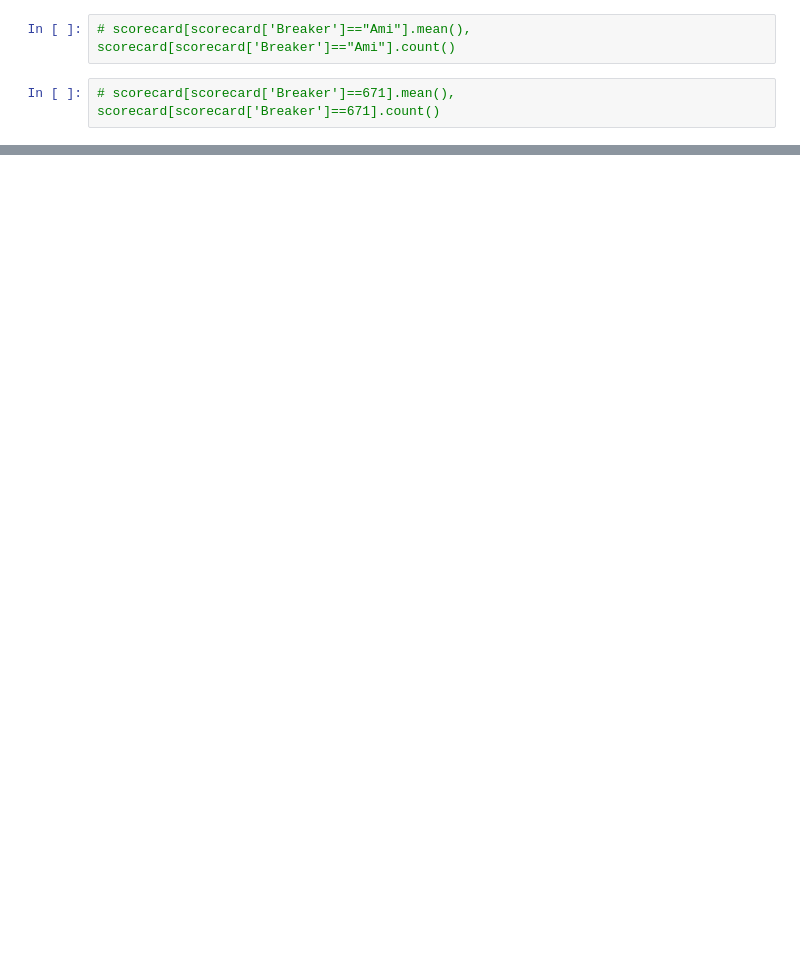
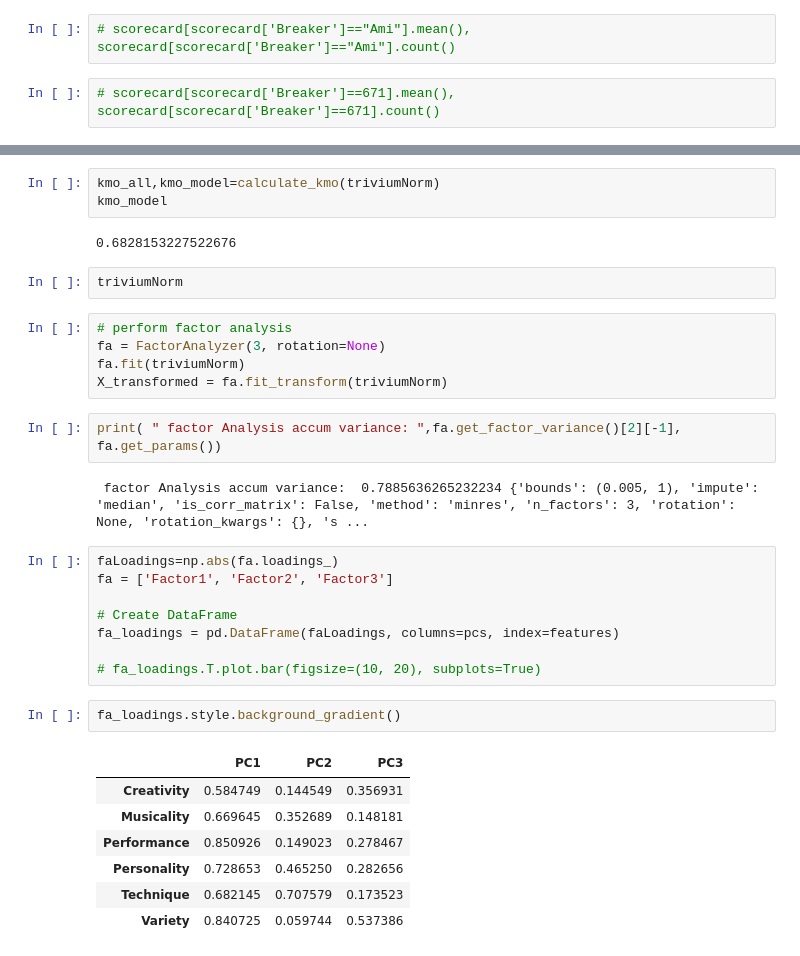
Before and after one commit to smahnke17/capstone, a Jupyter notebook: data_exploration.ipynb, the cells around one changed output, grey strips where cells are left out. Drawn from its saved outputs; the diff is of its cells as text; blank space fills up the shorter version.

```diff
--- a/data_exploration.ipynb
+++ b/data_exploration.ipynb
@@ -185,0 +241,34 @@ scorecard[scorecard['BattleID']==0]
+# %%
+kmo_all,kmo_model=calculate_kmo(triviumNorm)
+kmo_model
+# %% [output]
+0.6828153227522676
+# %%
+triviumNorm
+# %%
+# perform factor analysis
+fa = FactorAnalyzer(3, rotation=None)
+fa.fit(triviumNorm)
+X_transformed = fa.fit_transform(triviumNorm)
+# %%
+print( " factor Analysis accum variance: ",fa.get_factor_variance()[2][-1], fa.get_params())
+# %% [output]
+ factor Analysis accum variance:  0.7885636265232234 {'bounds': (0.005, 1), 'impute': 'median', 'is_corr_matrix': False, 'method': 'minres', 'n_factors': 3, 'rotation': None, 'rotation_kwargs': {}, 's ...
+# %%
+faLoadings=np.abs(fa.loadings_)
+fa = ['Factor1', 'Factor2', 'Factor3']
+
+# Create DataFrame
+fa_loadings = pd.DataFrame(faLoadings, columns=pcs, index=features)
+
+# fa_loadings.T.plot.bar(figsize=(10, 20), subplots=True)
+# %%
+fa_loadings.style.background_gradient()
+# %% [output]
+|  | PC1 | PC2 | PC3 |
+| Creativity | 0.584749 | 0.144549 | 0.356931 |
+| Musicality | 0.669645 | 0.352689 | 0.148181 |
+| Performance | 0.850926 | 0.149023 | 0.278467 |
+| Personality | 0.728653 | 0.465250 | 0.282656 |
+| Technique | 0.682145 | 0.707579 | 0.173523 |
+| Variety | 0.840725 | 0.059744 | 0.537386 |
```
Also changed, not shown: parts of 33 cells of this notebook.
